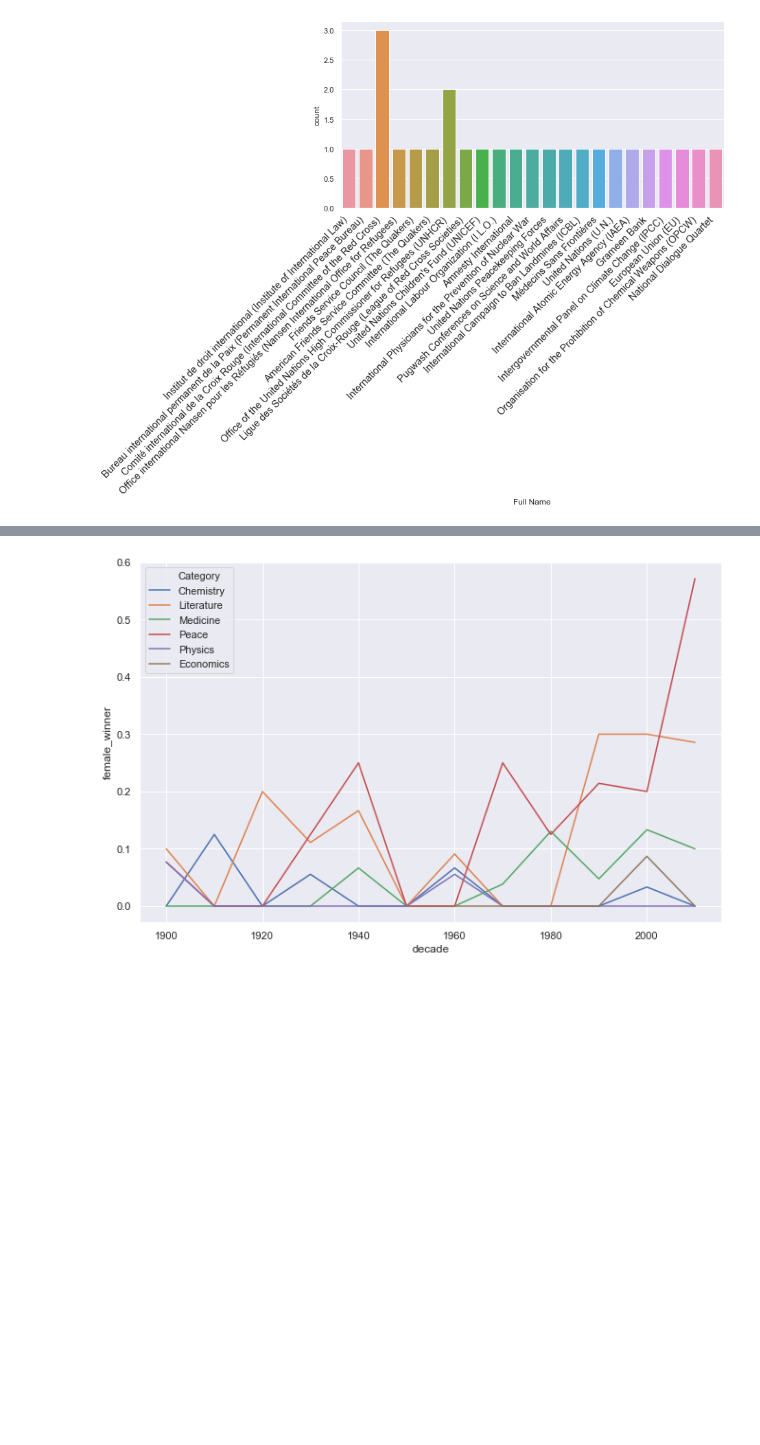
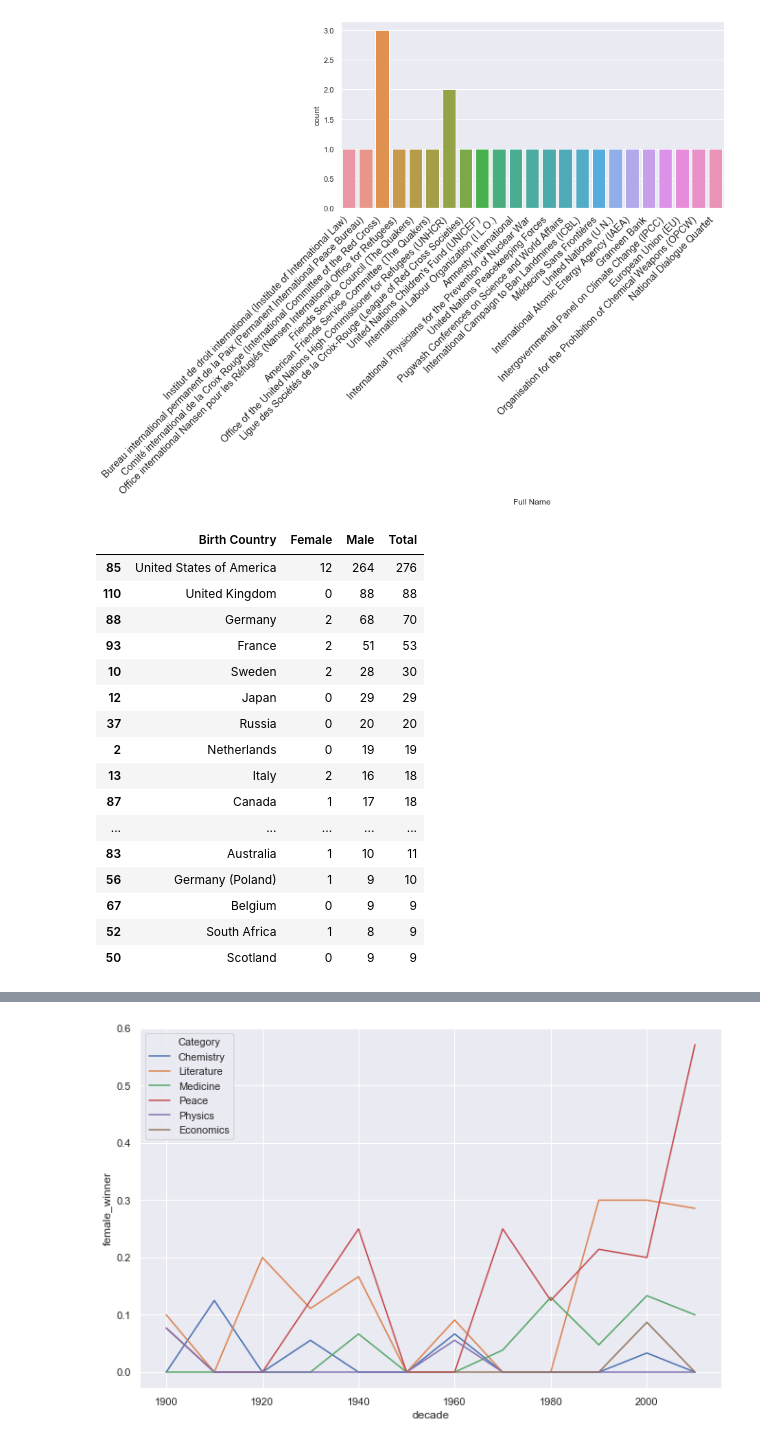
Before and after one commit to RamyR/DE-Project, a Jupyter notebook: noble_prize.ipynb, the cells around one changed output, grey strips where cells are left out. Saved outputs shown, nothing was run; the diff lists cells and outputs as text; code cells hidden in the pictures; blank space fills up the shorter version.

```diff
--- a/noble_prize.ipynb
+++ b/noble_prize.ipynb
@@ -252,3 +249,41 @@ plt.xticks(
 plt.show()
 # %% [output]
 [figure]
+# %%
+# Determining which gender won the prize  from each country
+df = pd.DataFrame(new_indu.groupby(['Birth Country', 'Sex']).size())
+df = df.sort_values(['Sex'], ascending=False).reset_index()
+
+
+df.columns = [*df.columns[:-1], 'Count']
+df_cross = pd.crosstab(new_indu['Birth Country'], new_indu['Sex'])
+res = df.merge(df_cross, left_on='Birth Country', right_index=True)
+
+# res
+#-------------------------------------------------------------------
+
+kk = res
+
+kk['Total']= kk['Female']+kk['Male']
+kk = kk.drop(columns=['Sex', 'Count'])
+kk = kk.drop_duplicates(subset='Birth Country', keep="first")
+kk = kk.sort_values(by='Total', ascending=False)
+kk.head(20)
+# %% [output]
+|  | Birth Country | Female | Male | Total |
+| 85 | United States of America | 12 | 264 | 276 |
+| 110 | United Kingdom | 0 | 88 | 88 |
+| 88 | Germany | 2 | 68 | 70 |
+| 93 | France | 2 | 51 | 53 |
+| 10 | Sweden | 2 | 28 | 30 |
+| 12 | Japan | 0 | 29 | 29 |
+| 37 | Russia | 0 | 20 | 20 |
+| 2 | Netherlands | 0 | 19 | 19 |
+| 13 | Italy | 2 | 16 | 18 |
+| 87 | Canada | 1 | 17 | 18 |
+| ... | ... | ... | ... | ... |
+| 83 | Australia | 1 | 10 | 11 |
+| 56 | Germany (Poland) | 1 | 9 | 10 |
+| 67 | Belgium | 0 | 9 | 9 |
+| 52 | South Africa | 1 | 8 | 9 |
+| 50 | Scotland | 0 | 9 | 9 |
```
Also changed, not shown: parts of 10 cells of this notebook.
